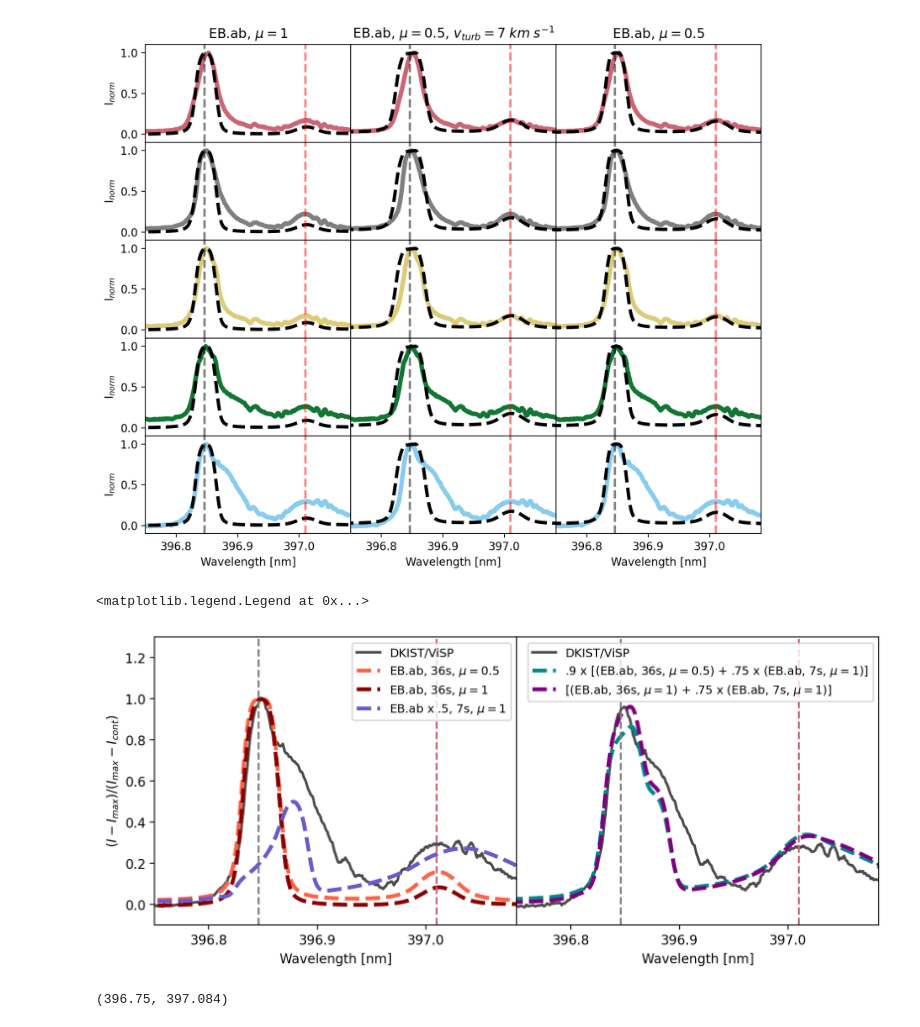
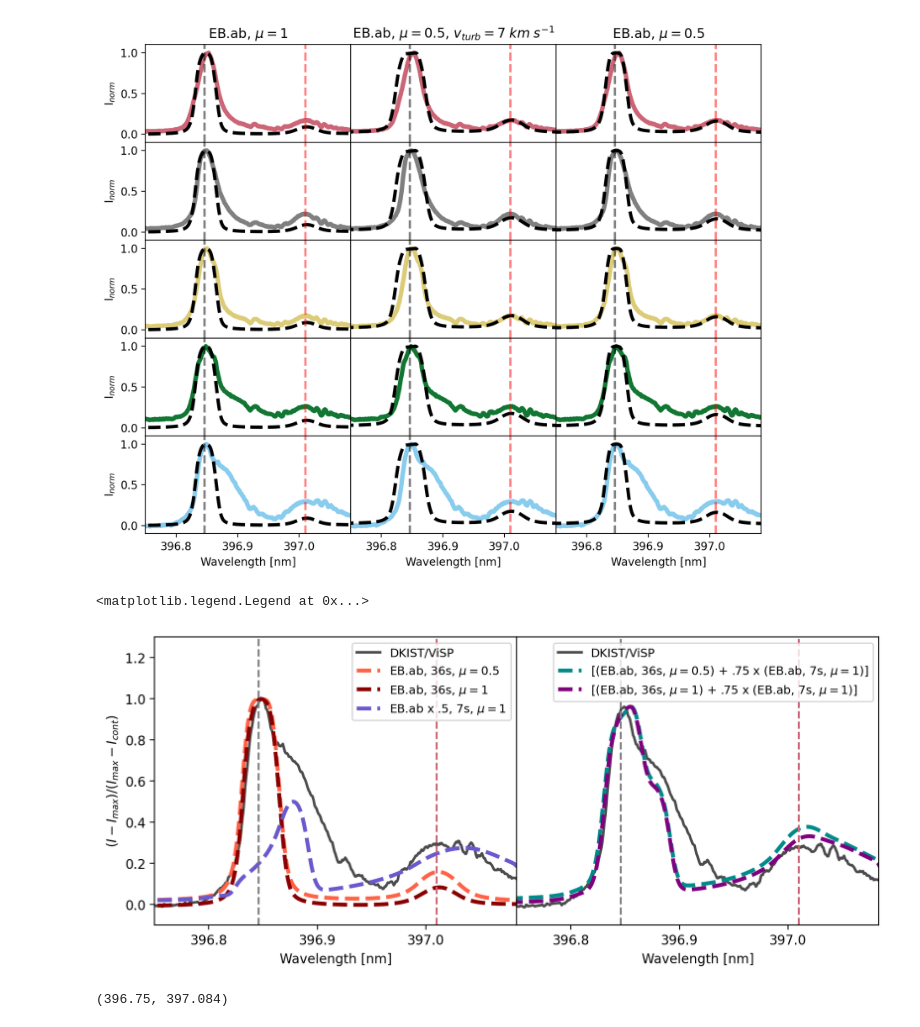
Before and after one commit to coletamburri2112/Flare_Patrol_Analysis, a Jupyter notebook: NOTEBOOKS/11_Aug_2024_Flare_Paper_Plots/11Aug2024_DKIST_RADYN+RH_CaIIH_Heps.ipynb, the cells around one changed output. Saved outputs shown, nothing was run; the diff lists cells and outputs as text; code cells hidden in the pictures.

```diff
--- a/NOTEBOOKS/11_Aug_2024_Flare_Paper_Plots/11Aug2024_DKIST_RADYN+RH_CaIIH_Heps.ipynb
+++ b/NOTEBOOKS/11_Aug_2024_Flare_Paper_Plots/11Aug2024_DKIST_RADYN+RH_CaIIH_Heps.ipynb
@@ -170,7 +170,7 @@ def find_nearest(array, value):
     return array[idx],idx
 # %%
 #load DKIST spectra
-dkist_file = '/Users/coletamburri/Desktop/11Aug2024_Cclass_calibrated_CaIIH_singlescan.npz'
+dkist_file = '/Users/coletamburri/Desktop/11_Aug_2024_Cclass_Flare/Processed_ViSP_VBI_11Aug2024/11Aug2024_Cclass_calibrated_CaIIH_singlescan.npz'
 dkist_file = np.load(dkist_file)
 
 
@@ -224,7 +224,7 @@ modelnameqs0_EBge = 'rhf1d_11Aug_Cclass_EBge_0s_mu0.npz'
 modelnameqs05_EBge = 'rhf1d_11Aug_Cclass_EBge_0s_mu0.5.npz'
 modelnameqs1_EBge = 'rhf1d_11Aug_Cclass_EBge_0s_mu1.npz'
 
-feature = 'blueshift' #red or deepheating or symmetric or blueshift
+feature = 'symmetric' #red or deepheating or symmetric or blueshift
 saving = 0 # if saving pixel values to file
 models = []
 # for redshift figure
@@ -1414,7 +1411,7 @@ Text(0.5, 0, 'Wavelength [nm]')
 # %%
 # for the last pixel - try to explain by combining two models, one redshifted?
 fig,[ax,ax2]=plt.subplots(1,2,figsize=(10,4),dpi=200)
-ax.plot(dkist_wl,normalize_range(dkist_int[int(cc[choice_is[i]][0]),:,int(cc[choice_is[i]][1])],contmin=100),alpha=.7,linewidth=2,c=colors[i],label='DKIST/ViSP')
+ax.plot(dkist_wl,normalize_range(dkist_int[int(cc[choice_is[i]][0]),:,int(cc[choice_is[i]][1])],contmin=100),alpha=.7,linewidth=2,c=colors[-1],label='DKIST/ViSP')
 
 ax.plot(dkist_wl,normalize_range(modelscomp[2],contmin=100),linewidth=3,color='tomato',linestyle=modstyles[j],label='EB.ab, 36s, $\mu=0.5$')
 ax.plot(dkist_wl,normalize_range(modelscomp[0],contmin=100),linewidth=3,color='darkred',linestyle=modstyles[j],label='EB.ab, 36s, $\mu=1$')
@@ -1426,35 +1423,35 @@ ax.set_xlim([396.75,397.084])
 ax.set_xticks([396.8,396.9,397])
 ax.set_ylim([-0.1,1.3])
 
 added = normalize_range(modelscomp[2],contmin=lowvisp)+normalize_range(modelscomp[3],contmin=lowvisp)*0.75
 added2 = normalize_range(modelscomp[0],contmin=lowvisp)+normalize_range(modelscomp[3],contmin=lowvisp)*0.75
 
 ax2.plot(dkist_wl,normalize_range(dkist_int[int(cc[choice_is[i]][0]),:,int(cc[choice_is[i]][1])],contmin=100),alpha=0.7,linewidth=2,c=colors[i],label='DKIST/ViSP')
-ax2.plot(dkist_wl,.9*normalize_range(added,contmin=100),linewidth=3,color='darkcyan',linestyle=modstyles[j],label='.9 x [(EB.ab, 36s, $\mu=0.5$) + .75 x (EB.ab, 7s, $\mu=1$)]')
+ax2.plot(dkist_wl,normalize_range(added,contmin=100),linewidth=3,color='darkcyan',linestyle=modstyles[j],label='[(EB.ab, 36s, $\mu=0.5$) + .75 x (EB.ab, 7s, $\mu=1$)]')
 ax2.plot(dkist_wl,normalize_range(added2,contmin=100),linewidth=3,color='purple',linestyle=modstyles[j],label='[(EB.ab, 36s, $\mu=1$) + .75 x (EB.ab, 7s, $\mu=1$)]')
 
 ax2.set_xlim([396.75,397.084])
 ax2.set_xticks([396.8,396.9,397])
 ax2.set_ylim([-0.1,1.35])
 ax2.set_yticks([])
 fig.subplots_adjust(wspace=0)
 
 ax.set_ylabel(r'$(I-I_{max})/(I_{max}-I_{cont})$')
 ax.set_xlabel('Wavelength [nm]')
 ax2.set_xlabel('Wavelength [nm]')
 
 
 ax.axvline(396.846,c='grey',linestyle='dashed')
 ax.axvline(397.01,c='#CC6677',linestyle='dashed')
 
 ax2.axvline(396.846,c='grey',linestyle='dashed')
 ax2.axvline(397.01,c='#CC6677',linestyle='dashed')
 
 ax.legend(fontsize=9)
 ax2.legend(fontsize=9)
 # %% [output]
 <matplotlib.legend.Legend at 0x...>
-[figure, old version]
+[figure, new version]
 # %%
 k=4
 # for the last pixel - try to explain by combining two models, one redshifted?
```
Also changed, not shown: parts of 3 cells of this notebook, 5 other files.
